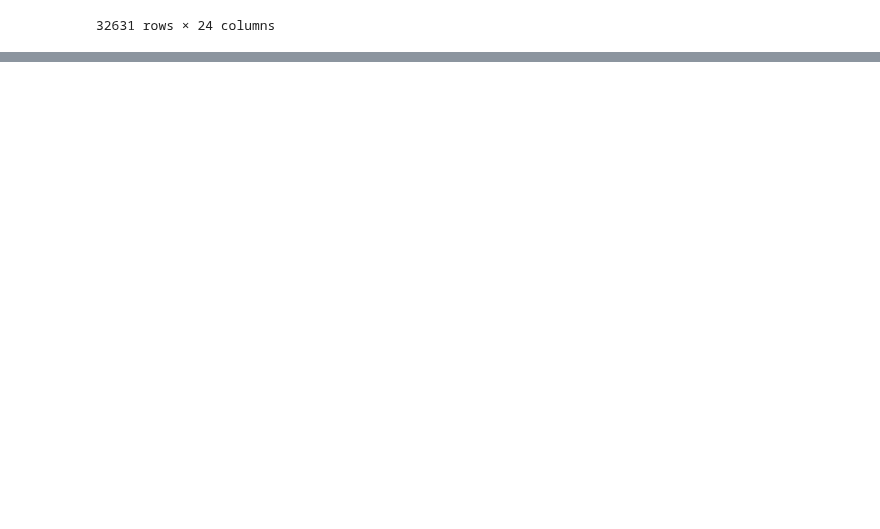
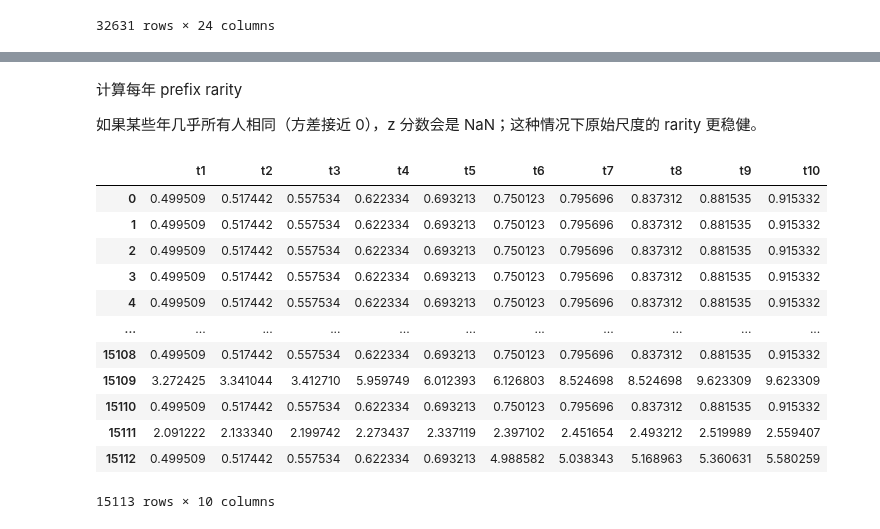
Before and after one commit to sdaza/Sequenzo, a Jupyter notebook: original_datasets_and_cleaning/qiqi/250808_tree/250808_tree_tests.ipynb, the cells around one changed output, grey strips where cells are left out. Saved outputs shown, nothing was run; the diff lists cells and outputs as text; code cells hidden in the pictures; blank space fills up the shorter version.

```diff
--- a/original_datasets_and_cleaning/qiqi/250808_tree/250808_tree_tests.ipynb
+++ b/original_datasets_and_cleaning/qiqi/250808_tree/250808_tree_tests.ipynb
@@ -738,0 +642,26 @@ df
+# %% [markdown]
+计算每年 prefix rarity
+
+如果某些年几乎所有人相同（方差接近 0），z 分数会是 NaN；这种情况下原始尺度的 rarity 更稳健。
+# %%
+# 返回 DataFrame，列名 t1..t10；zscore=True 则按年做列内标准化
+df_rarity_india = india_model.compute_prefix_rarity_per_year(as_dataframe=True, column_prefix="t", zscore=False)
+df_rarity_us = us_model.compute_prefix_rarity_per_year(as_dataframe=True, column_prefix="t", zscore=False)
+# 若需要 z 分数版本：
+# df_rarity_z = div.compute_prefix_rarity_per_year(as_dataframe=True, column_prefix="t", zscore=True)
+# %%
+df_rarity_india
+# %% [output]
+|  | t1 | t2 | t3 | t4 | t5 | t6 | t7 | t8 | t9 | t10 |
+| 0 | 0.499509 | 0.517442 | 0.557534 | 0.622334 | 0.693213 | 0.750123 | 0.795696 | 0.837312 | 0.881535 | 0.915332 |
+| 1 | 0.499509 | 0.517442 | 0.557534 | 0.622334 | 0.693213 | 0.750123 | 0.795696 | 0.837312 | 0.881535 | 0.915332 |
+| 2 | 0.499509 | 0.517442 | 0.557534 | 0.622334 | 0.693213 | 0.750123 | 0.795696 | 0.837312 | 0.881535 | 0.915332 |
+| 3 | 0.499509 | 0.517442 | 0.557534 | 0.622334 | 0.693213 | 0.750123 | 0.795696 | 0.837312 | 0.881535 | 0.915332 |
+| 4 | 0.499509 | 0.517442 | 0.557534 | 0.622334 | 0.693213 | 0.750123 | 0.795696 | 0.837312 | 0.881535 | 0.915332 |
+| ... | ... | ... | ... | ... | ... | ... | ... | ... | ... | ... |
+| 15108 | 0.499509 | 0.517442 | 0.557534 | 0.622334 | 0.693213 | 0.750123 | 0.795696 | 0.837312 | 0.881535 | 0.915332 |
+| 15109 | 3.272425 | 3.341044 | 3.412710 | 5.959749 | 6.012393 | 6.126803 | 8.524698 | 8.524698 | 9.623309 | 9.623309 |
+| 15110 | 0.499509 | 0.517442 | 0.557534 | 0.622334 | 0.693213 | 0.750123 | 0.795696 | 0.837312 | 0.881535 | 0.915332 |
+| 15111 | 2.091222 | 2.133340 | 2.199742 | 2.273437 | 2.337119 | 2.397102 | 2.451654 | 2.493212 | 2.519989 | 2.559407 |
+| 15112 | 0.499509 | 0.517442 | 0.557534 | 0.622334 | 0.693213 | 4.988582 | 5.038343 | 5.168963 | 5.360631 | 5.580259 |
+15113 rows × 10 columns
```
Also changed, not shown: parts of 12 cells of this notebook, 9 other files.
